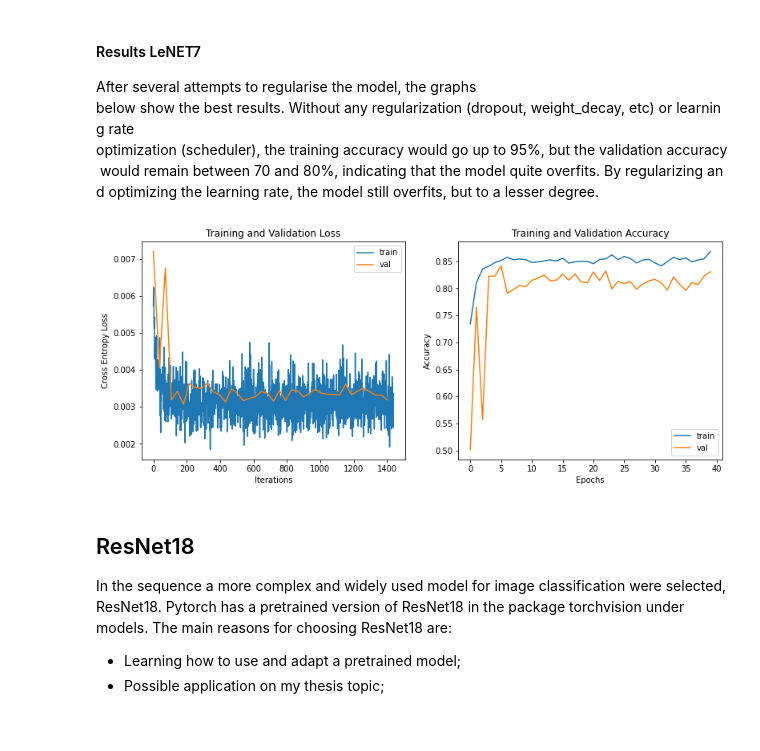
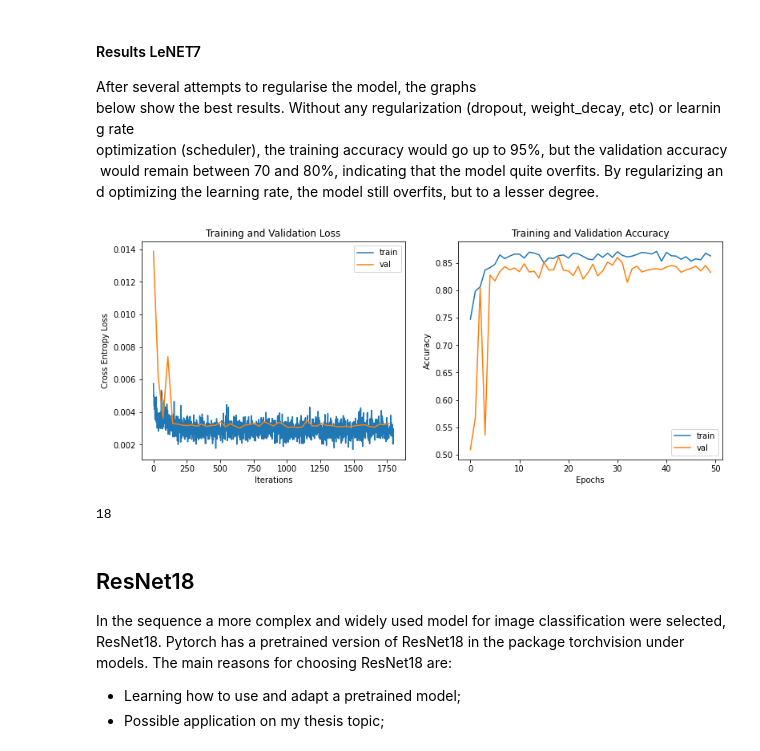
Before and after one commit to vibferreira/DL_UBS, a Jupyter notebook: assignment.ipynb, the cells around one changed output. Saved outputs shown, nothing was run; the diff lists cells and outputs as text; code cells hidden in the pictures.

```diff
--- a/assignment.ipynb
+++ b/assignment.ipynb
@@ -755,7 +758,7 @@ for e in range(epochs):
   val_accuracy.append(epoch_val_accuracy)
 
   # Save the model with the best accuracy
-  if epoch_val_accuracy > best_accuracy:
+  if epoch_val_accuracy > best_accuracy and e > 10:
     saveModel(model_le, 'best_lenet7')
     best_accuracy = epoch_val_accuracy
     ep=e
@@ -770,9 +773,13 @@ Epoch    10: reducing learning rate of group 0 to 1.0000e-08.
 #### Results LeNET7
 After several attempts to regularise the model, the graphs below show the best results. Without any regularization (dropout, weight_decay, etc) or learning rate optimization (scheduler), the training accuracy would go up to 95%, but the validation accuracy would remain between 70 and 80%, indicating that the model quite overfits. By regularizing and optimizing the learning rate, the model still overfits, but to a lesser degree.
 # %%
-plot_comparison(train_dataloader, train_loss, val_loss, train_accuracy, val_accuracy)
+plot_comparison(train_dataloader, train_loss, val_loss, train_accuracy, val_accuracy, epochs=50)
 # %% [output]
-[figure, old version]
+[figure, new version]
+# %%
+ep
+# %% [output]
+18
 # %% [markdown]
 ## ResNet18
 
```
Also changed, not shown: parts of 16 cells of this notebook.
